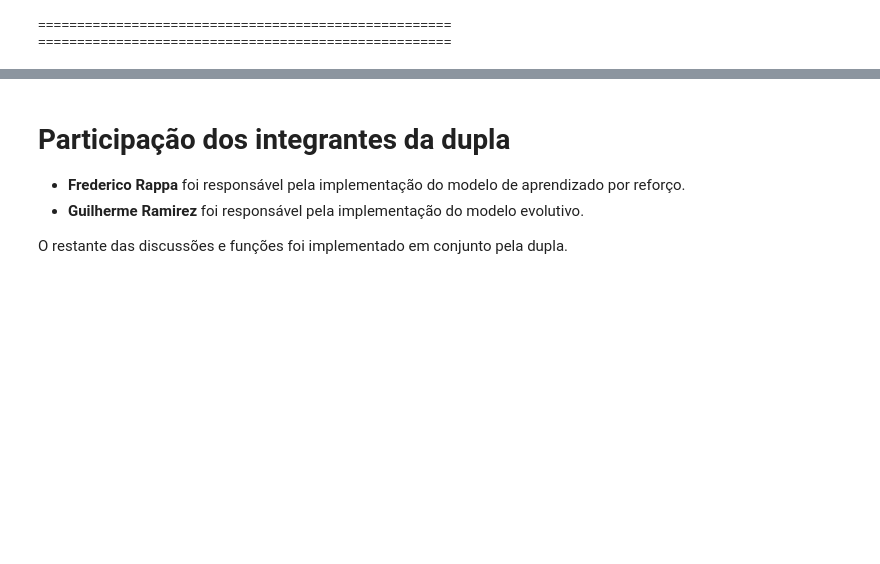
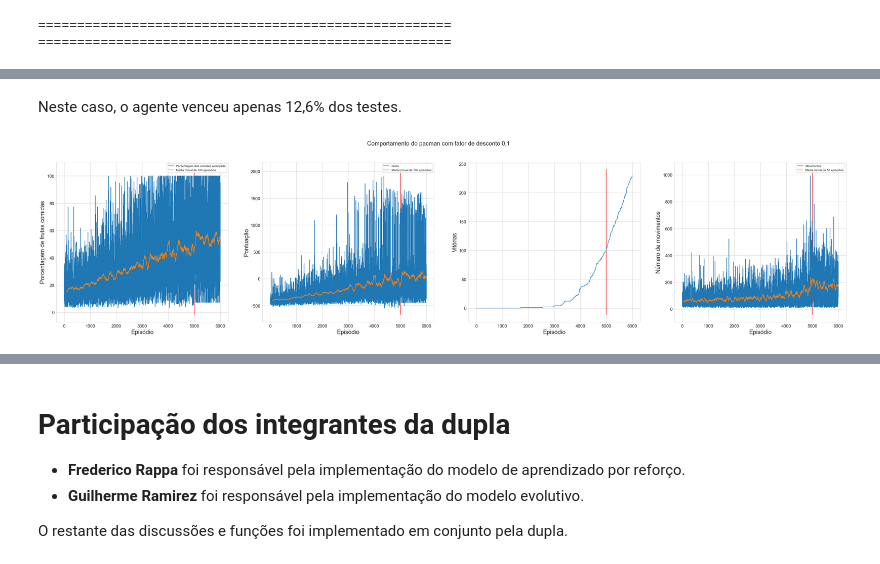
Before and after one commit to ramireguilherme/trabalho3MC886, a Jupyter notebook: T3-216047-217295.ipynb, the cells around one changed output, grey strips where cells are left out. Cells and saved outputs as stored; diff of their text form; code cells hidden in the pictures; blank space fills up the shorter version.

```diff
--- a/T3-216047-217295.ipynb
+++ b/T3-216047-217295.ipynb
@@ -816,0 +865,5 @@ QLearningAgent.QTable
+# %%
+QLearningAgent.resetState()
+gammaArgs = setConfig( 'QLearningAgent', numTraining = 5000, numGames=6000 )
+gammaArgs['pacman'] = QLearningAgent(gamma = 0.1)
+gammaGames, gammaData = runGames( **gammaArgs )
@@ -816,0 +888,28 @@ QLearningAgent.QTable
+# %% [markdown]
+Neste caso, o agente venceu apenas 12,6% dos testes.
+# %%
+n = 100
+fig, ax = plt.subplots(1,4, figsize=(48,10))
+ax[0].plot(np.arange(1, gammaData['numGames'] + 1), gammaData['foodEaten']*100)
+mm, = ax[0].plot(np.arange(n, gammaData['numGames'] + 1), mediaMovel(gammaData['foodEaten']*100, n))
+fig.suptitle("Comportamento do pacman com fator de desconto 0,1", fontsize=FONTSIZE)
+ax[0].legend(['Porcentagem das comidas alcançada', 'Média móvel de {} episódios'.format(n)])
+ax[0].set_ylabel('Porcentagem de frutas comidas', fontsize=FONTSIZE)
+ax[1].plot(np.arange(1, gammaData['numGames'] + 1), gammaData['scores'])
+ax[1].plot(np.arange(n, gammaData['numGames'] + 1), mediaMovel(gammaData['scores'], n))
+ax[1].legend(['Score', 'Média móvel de {} episódios'.format(n)])
+ax[1].set_ylabel('Pontuação', fontsize=FONTSIZE)
+ax[2].plot(np.arange(1, gammaData['numGames'] + 1), getWins(gammaData))
+ax[2].set_ylabel('Vitórias', fontsize=FONTSIZE)
+n = 50
+ax[3].plot(np.arange(1, gammaData['numGames'] + 1), gammaData['numMoves'])
+ax[3].plot(np.arange(n, gammaData['numGames'] + 1), mediaMovel(gammaData['numMoves'], n))
+ax[3].legend(['Movimentos', 'Média móvel de {} episódios'.format(n)])
+ax[3].set_ylabel('Número de movimentos', fontsize=FONTSIZE)
+for a in ax:
+    a.set_xlabel("Episódio", fontsize=FONTSIZE)
+    a.tick_params(axis='both', which='major', labelsize=TICKFONTSIZE)
+    ymin, ymax = a.get_ylim()
+    a.vlines(5000, ymin, ymax, colors='r')
+# %% [output]
+[figure, added]
```
Also changed, not shown: parts of 37 cells of this notebook.
